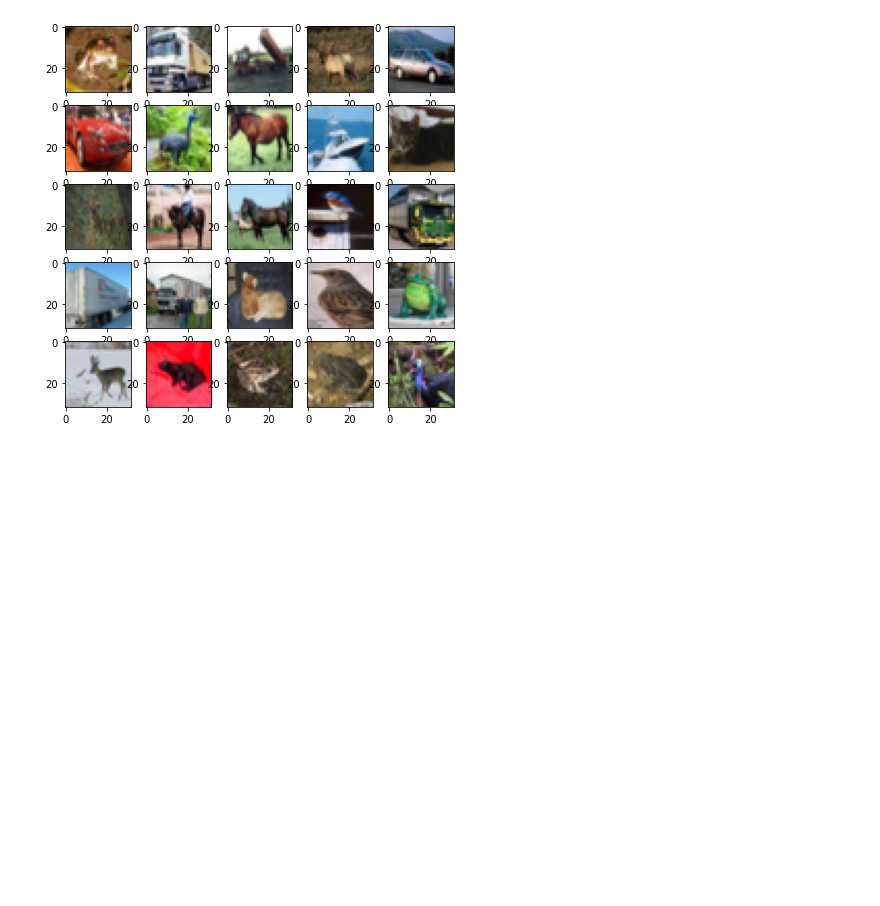
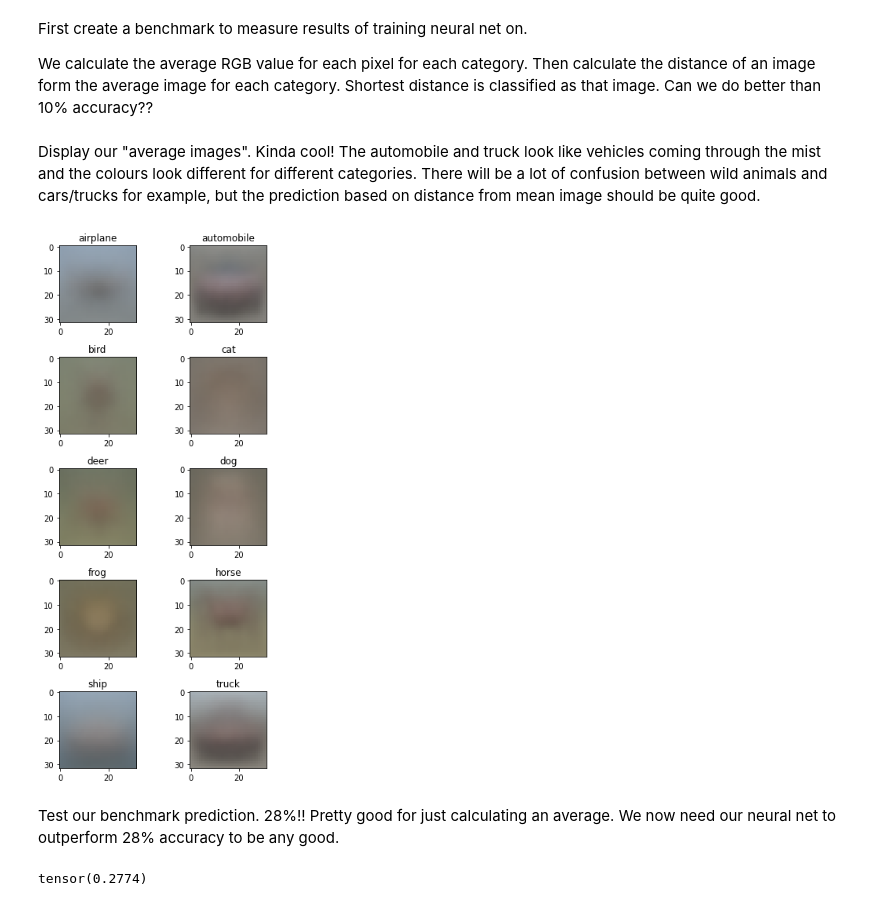
Before and after one commit to alexxcollins/AI_INM702_collab, a Jupyter notebook: task4/nb/CIFAR-10_data_explore.ipynb, the cells around one changed output. Saved outputs shown, nothing was run; the diff lists cells and outputs as text; code cells hidden in the pictures; blank space fills up the shorter version.

Commit message:
CIFAR data and initial benchmark in notebook

```diff
--- a/task4/nb/CIFAR-10_data_explore.ipynb
+++ b/task4/nb/CIFAR-10_data_explore.ipynb
@@ -17,3 +21,0 @@ b1 = unpickle(cifar_f/file)
-# %%
-for key, val in b1.items():
-    print('{} is data type {}'.format(key, type(val)))
@@ -36,0 +43,18 @@ b1[b'filenames'][:5]
+# %%
+# Even though the train_dataloader objects contain tensors, the ToTensor()
+# method hasn't transformed the CIFAR_data.data object to a tensor. So have
+# to do that explicitly below. Images in DataLoader objects have pixel values
+# in (0,1). The CIFAR_data.data has int values in (0,256) so have to convert
+# to floats to take mean etc further down
+train_imgs = torch.tensor(CIFAR_data.data).float()/256
+train_imgs_np = CIFAR_data.data
+train_y = torch.tensor(CIFAR_data.targets)
+classes = CIFAR_data.classes
+# We need a map to get from index to class name.
+# So need to reverse .class_to_idx dict:
+labels_map = {}
+for key, val in CIFAR_data.class_to_idx.items():
+    labels_map[val] = key
+
+test_imgs = torch.tensor(CIFAR_test_data.data).float()/256
+test_y = torch.tensor(CIFAR_test_data.targets)
@@ -36,0 +83,8 @@ b1[b'filenames'][:5]
+# %%
+fig, axs = plt.subplots(5,5,figsize=(7,7))
+
+for ax in axs.flatten():
+    i = torch.randint(50000, (1,1)).item()
+    ax.imshow(train_imgs[i])
+    ax.set_title(labels_map[train_y[i].item()])
+plt.tight_layout()
@@ -37,9 +114,31 @@ b1[b'filenames'][:5]
+# %% [markdown]
+First create a benchmark to measure results of training neural net on.
+
+We calculate the average RGB value for each pixel for each category. Then calculate the distance of an image form the average image for each category. Shortest distance is classified as that image. Can we do better than 10% accuracy??
+# %%
+avg_img = torch.zeros((10,32,32,3))
+for i in np.arange(10):
+    mask = train_y == i
+    avg_img[i] = train_imgs[mask].mean(0)
+# %% [markdown]
+Display our "average images". Kinda cool! The automobile and truck look like vehicles coming through the mist and the colours look different for different categories. There will be a lot of confusion between wild animals and cars/trucks for example, but the prediction based on distance from mean image should be quite good.
 # %%
-data = b1[b'data'].reshape(10000,3,32,32)
-im_views = np.transpose(data, (0, 2, 3, 1))
-fig, axs = plt.subplots(5,5,figsize=(7,7))
+fig, axs = plt.subplots(5,2,figsize=(5,10))
 
 for i, ax in enumerate(axs.flatten()):
-    ax.imshow(im_views[i])
+    ax.imshow(avg_img[i])
+    ax.set_title(labels_map[i])
+plt.tight_layout()
 # %% [output]
-[figure, old version]
+[figure, new version]
+# %% [markdown]
+Test our benchmark prediction. 28%!! Pretty good for just calculating an average. We now need our neural net to outperform 28% accuracy to be any good.
+# %%
+def cifar_distance(a,b): return ((a-b)**2).abs().mean((-1,-2,-3))
+def predictions(a): return torch.argmin(a, dim=1)
+
+preds = predictions(cifar_distance(test_imgs[:,None], avg_img[None]))
+accuracy = (preds == test_y).sum()/test_imgs.shape[0]
+accuracy
+# %% [output]
+tensor(0.2774)
```
Also changed, not shown: parts of 30 cells of this notebook, 1 other file.
